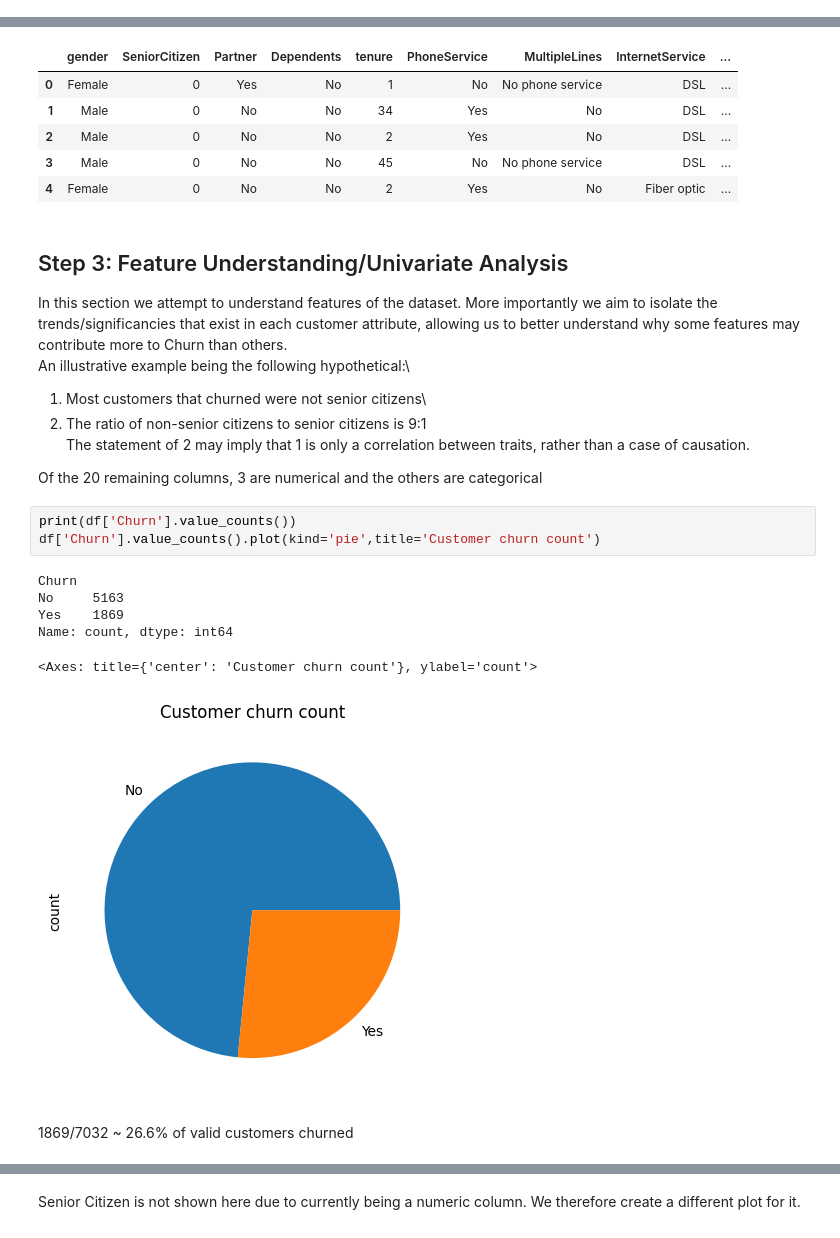
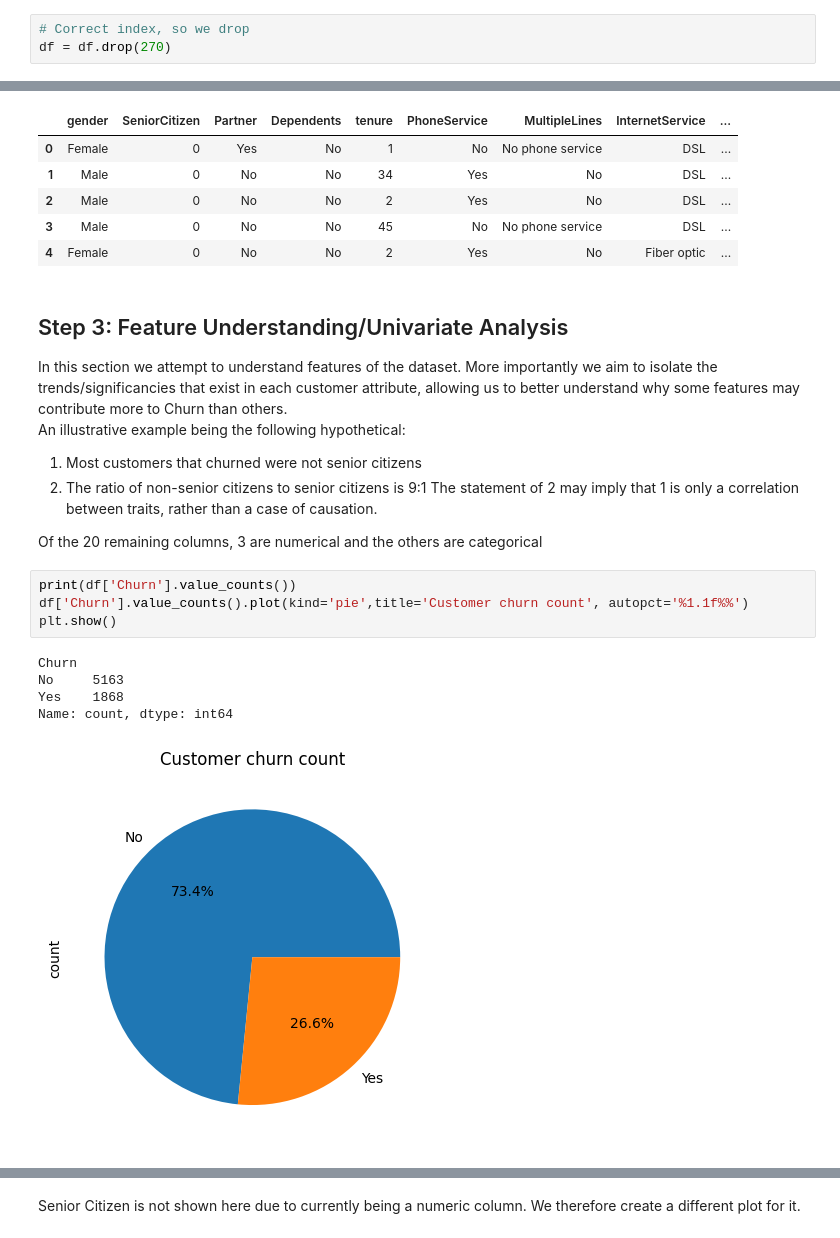
Before and after one commit to UIghodaro/vanilla-NN-Numpy-w-EDA, a Jupyter notebook: Exploratory Data Analysis/EDA.ipynb, the cells around one changed output, grey strips where cells are left out. Cells and saved outputs as stored; diff of their text form.

```diff
--- a/Exploratory Data Analysis/EDA.ipynb
+++ b/Exploratory Data Analysis/EDA.ipynb
@@ -293,0 +351,3 @@ np.int64(0)
+# %%
+# Correct index, so we drop
+df = df.drop(270)
@@ -306,24 +395,22 @@ df.head()
 # %% [markdown]
 ## Step 3: Feature Understanding/Univariate Analysis
 In this section we attempt to understand features of the dataset. More importantly we aim to isolate the trends/significancies that exist in each customer attribute, allowing us to better understand why some features may contribute more to Churn than others.\
-An illustrative example being the following hypothetical:\
-1. Most customers that churned were not senior citizens\
-2. The ratio of non-senior citizens to senior citizens is 9:1\
+An illustrative example being the following hypothetical:
+1. Most customers that churned were not senior citizens
+2. The ratio of non-senior citizens to senior citizens is 9:1
 The statement of 2 may imply that 1 is only a correlation between traits, rather than a case of causation.
 
 Of the 20 remaining columns, 3 are numerical and the others are categorical
 # %%
 print(df['Churn'].value_counts())
-df['Churn'].value_counts().plot(kind='pie',title='Customer churn count')
+df['Churn'].value_counts().plot(kind='pie',title='Customer churn count', autopct='%1.1f%%')
+plt.show()
 # %% [output]
 Churn
 No     5163
-Yes    1869
+Yes    1868
 Name: count, dtype: int64
-<Axes: title={'center': 'Customer churn count'}, ylabel='count'>
-[figure, old version]
+[figure, new version]
-# %% [markdown]
-1869/7032 ~ 26.6% of valid customers churned
 # %%
 cat_cols = df.select_dtypes(include=[object]).columns.tolist()
 cat_cols.remove('Churn')
```
Also changed, not shown: parts of 32 cells of this notebook, 2 other files.
